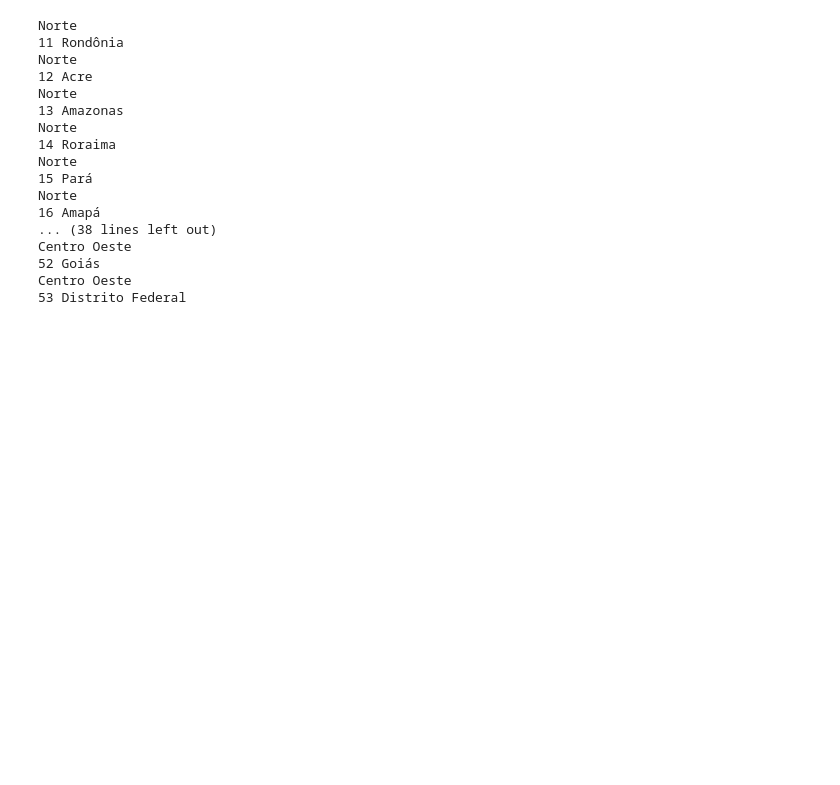
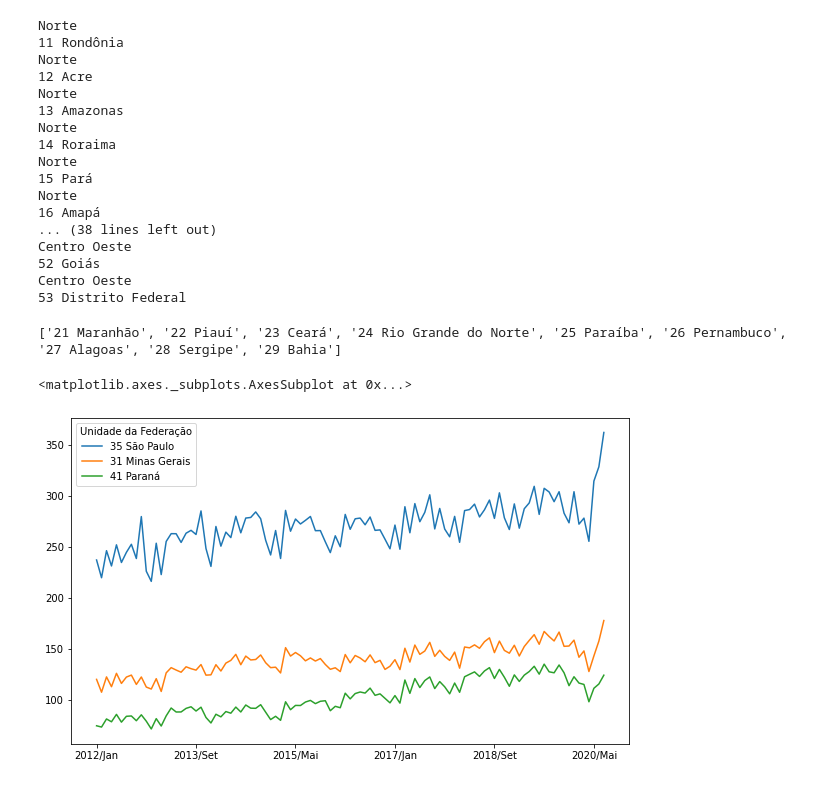
Before and after one commit to dougfeltrim/Bootcamp_Data_Science_Aplicada, a Jupyter notebook: Bootcamp_Data_Science_Aplicada.ipynb, the cells around one changed output. Cells and saved outputs as stored; diff of their text form; code cells hidden in the pictures; blank space fills up the shorter version.

```diff
--- a/Bootcamp_Data_Science_Aplicada.ipynb
+++ b/Bootcamp_Data_Science_Aplicada.ipynb
@@ -311,3 +319,17 @@ Centro Oeste
 52 Goiás
 Centro Oeste
 53 Distrito Federal
+# %%
+usaveis['Regioes'] = 'NaN'
+# adicionando a coluna de regioes
+print(nordeste)
+# %% [output]
+['21 Maranhão', '22 Piauí', '23 Ceará', '24 Rio Grande do Norte', '25 Paraíba', '26 Pernambuco', '27 Alagoas', '28 Sergipe', '29 Bahia']
+# %%
+ordenado_por_total = ordenado_por_total / 1000000
+# %%
+meses_filtrados = ordenado_por_total.columns[47:150]
+ordenado_por_total[meses_filtrados].head(3).T.plot(figsize=(10,6))
+# %% [output]
+<matplotlib.axes._subplots.AxesSubplot at 0x...>
+[figure, added]
```
Also changed, not shown: parts of 9 cells of this notebook.
